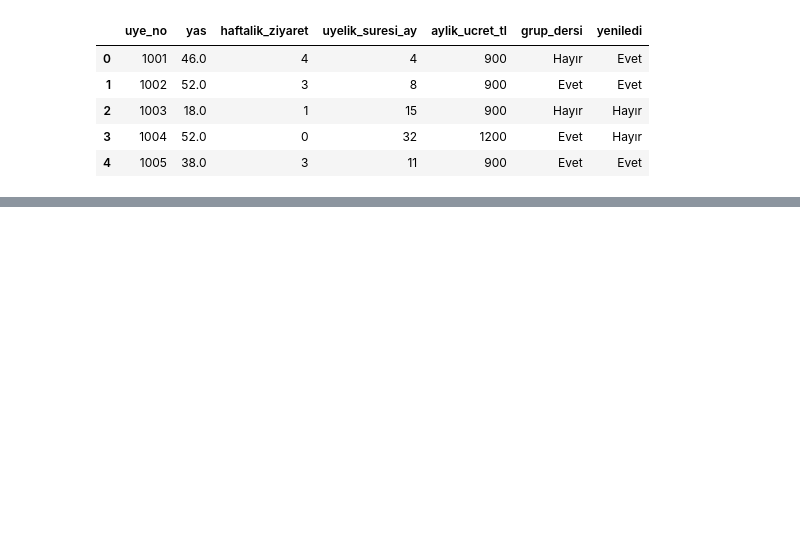
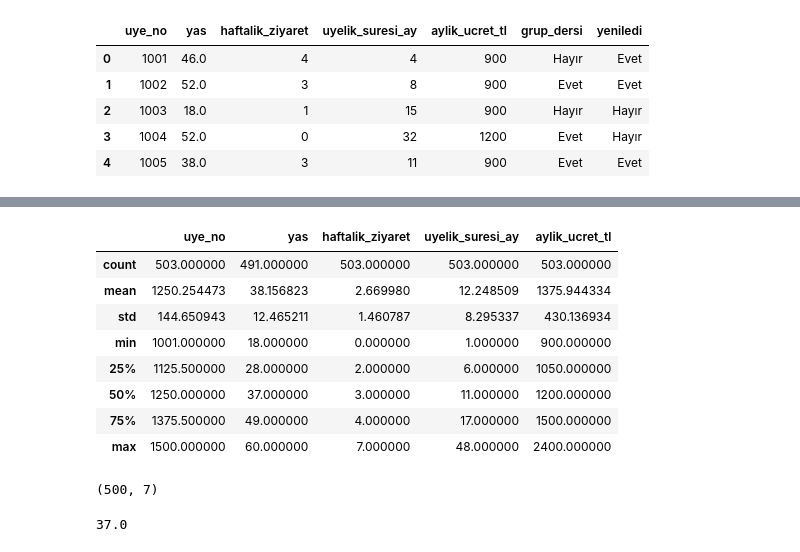
Before and after one commit to europecodingschool/ECS---VB---YZ---08.26, a Jupyter notebook: VB_YZ_Ders_13_.ipynb, the cells around one changed output, grey strips where cells are left out. Drawn from its saved outputs; the diff is of its cells as text; code cells hidden in the pictures; blank space fills up the shorter version.

```diff
--- a/VB_YZ_Ders_13_.ipynb
+++ b/VB_YZ_Ders_13_.ipynb
@@ -23,0 +71,23 @@ veri.head()
+# %%
+veri.describe()
+# %% [output]
+|  | uye_no | yas | haftalik_ziyaret | uyelik_suresi_ay | aylik_ucret_tl |
+| count | 503.000000 | 491.000000 | 503.000000 | 503.000000 | 503.000000 |
+| mean | 1250.254473 | 38.156823 | 2.669980 | 12.248509 | 1375.944334 |
+| std | 144.650943 | 12.465211 | 1.460787 | 8.295337 | 430.136934 |
+| min | 1001.000000 | 18.000000 | 0.000000 | 1.000000 | 900.000000 |
+| 25% | 1125.500000 | 28.000000 | 2.000000 | 6.000000 | 1050.000000 |
+| 50% | 1250.000000 | 37.000000 | 3.000000 | 11.000000 | 1200.000000 |
+| 75% | 1375.500000 | 49.000000 | 4.000000 | 17.000000 | 1500.000000 |
+| max | 1500.000000 | 60.000000 | 7.000000 | 48.000000 | 2400.000000 |
+# %%
+# VERİYİ TEMİZLEME
+veri = veri.drop_duplicates() # tekrar eden satırları sildirdik.
+veri.shape # kontrol amaçlı verimizin şekline baktık. 3 satır silinmiş teyit ettik.
+# %% [output]
+(500, 7)
+# %%
+ortanca_yas = veri["yas"].median()
+ortanca_yas
+# %% [output]
+37.0
```
Also changed, not shown: parts of 12 cells of this notebook.
